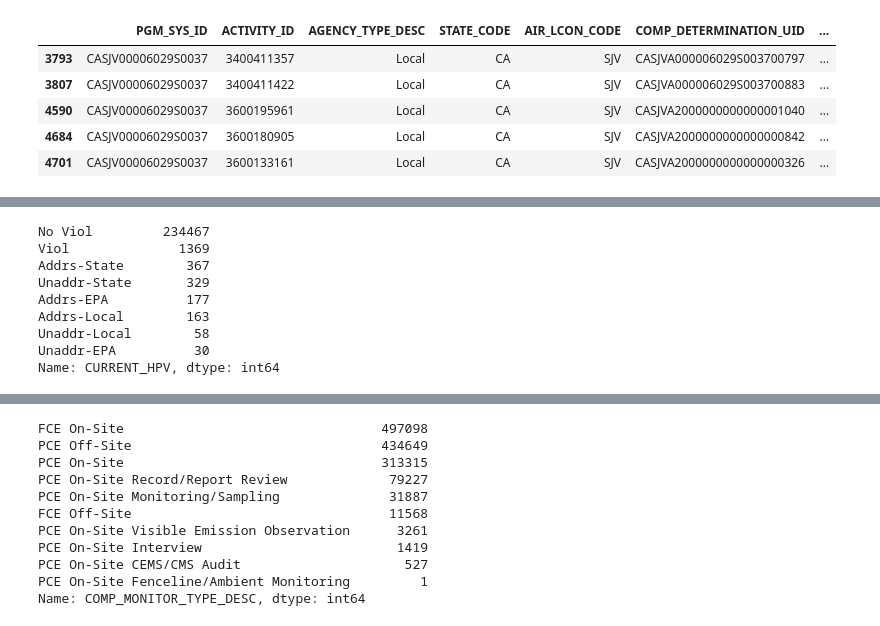
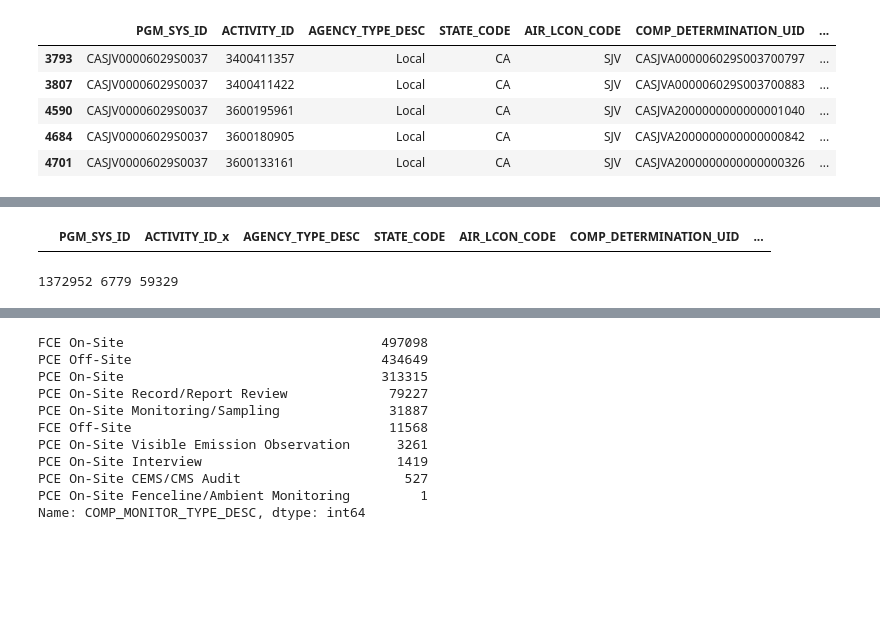
Before and after one commit to Aycrazy/ML_Project, a Jupyter notebook: ICIS_explore_2.ipynb, the cells around one changed output, grey strips where cells are left out. Cells and saved outputs as stored; diff of their text form; code cells hidden in the pictures; blank space fills up the shorter version.

```diff
--- a/ICIS_explore_2.ipynb
+++ b/ICIS_explore_2.ipynb
@@ -462,20 +407,16 @@ df2.head()
 | 129230 | CASJV00006029S0037 | 3402470636 | L | INS | Inspection/Evaluation | PCE | ... |
 | 129231 | CASJV00006029S0037 | 3402470637 | L | INS | Inspection/Evaluation | PCE | ... |
 # %%
-test1 = pd.merge(df1, df2, how='right', left_on=['PGM_SYS_ID','HPV_DAYZERO_DATE'], right_on=['PGM_SYS_ID','ACTUAL_END_DATE'])
+test1 = pd.merge(df1, df2, how='inner', left_on=['PGM_SYS_ID','HPV_DAYZERO_DATE'], right_on=['PGM_SYS_ID','ACTUAL_END_DATE'])
 # %%
 #0's
 NaNs = test1[test1.ENF_RESPONSE_POLICY_CODE.isnull()]
-# %%
-facilities.CURRENT_HPV.value_counts()
-# %% [output]
-No Viol         234467
-Viol              1369
-Addrs-State        367
-Unaddr-State       329
-Addrs-EPA          177
-Addrs-Local        163
-Unaddr-Local        58
-Unaddr-EPA          30
-Name: CURRENT_HPV, dtype: int64
+# %%
+NaNs
+# %% [output]
+|  | PGM_SYS_ID | ACTIVITY_ID_x | AGENCY_TYPE_DESC | STATE_CODE | AIR_LCON_CODE | COMP_DETERMINATION_UID | ... |
+# %%
+print(len(df_fces_pces), len(test2), len(df_violations))
+# %% [output]
+1372952 6779 59329
 # %%
```
Also changed, not shown: parts of 17 cells of this notebook.
